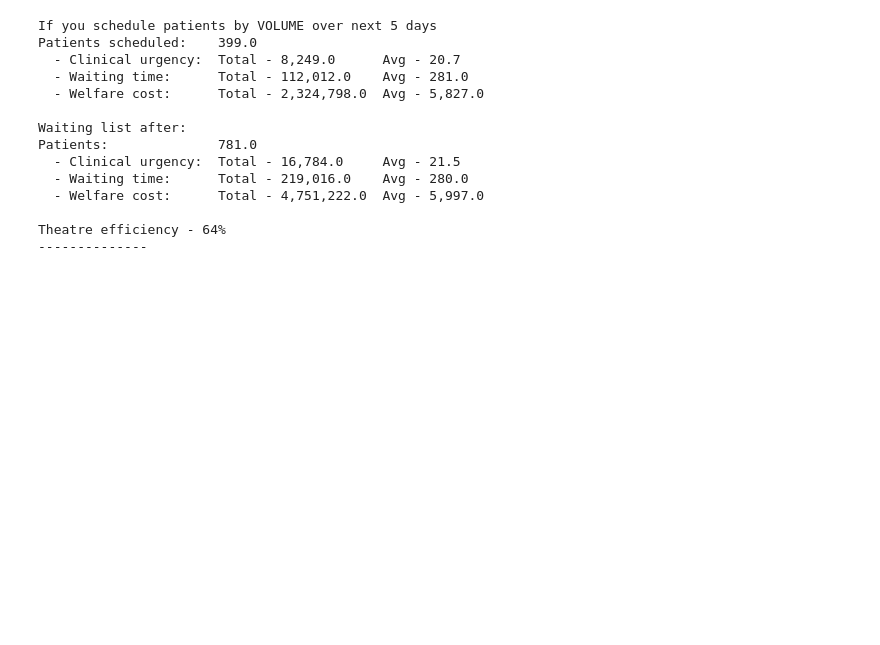
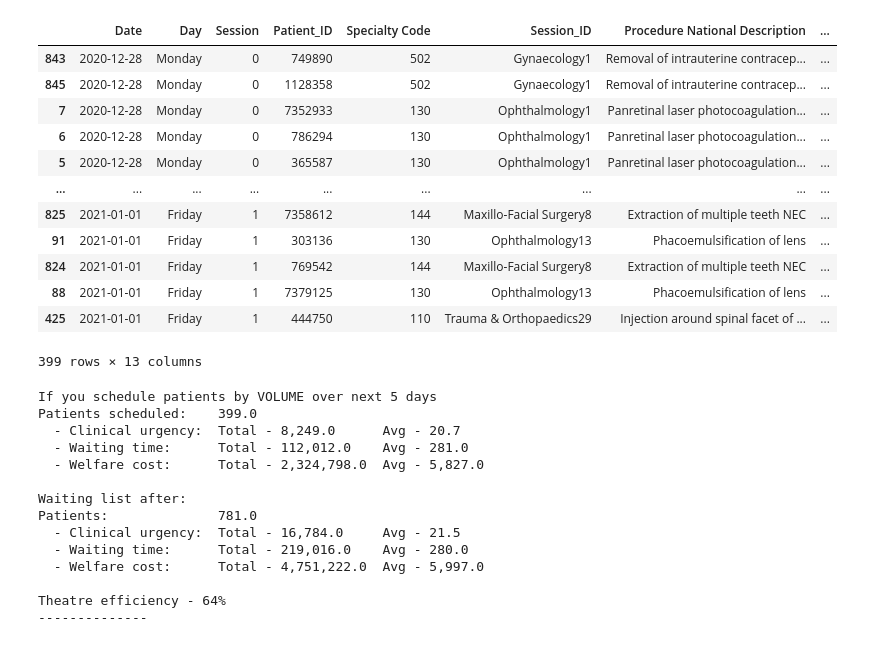
Before and after one commit to achie188/NHS-Surgery, a Jupyter notebook: V2/Theatre_schedule_organiser.ipynb, the cells around one changed output. Saved outputs shown, nothing was run; the diff lists cells and outputs as text; code cells hidden in the pictures; blank space fills up the shorter version.

```diff
--- a/V2/Theatre_schedule_organiser.ipynb
+++ b/V2/Theatre_schedule_organiser.ipynb
@@ -7,19 +7,19 @@ import datetime as dt
 url = r'C:\Users\achie\Github\NHS-Surgery\V2'
 
 url = url + r'\Patient List - Sorted.xlsx'
-Clinical_urgency = pd.read_excel(url, sheet_name = 0, header=0, index_col=0)
-Clinical_efficiency = pd.read_excel(url, sheet_name = 1, header=0, index_col=0)
-Waiting_urgency = pd.read_excel(url, sheet_name = 2, header=0, index_col=0)
-Waiting_efficiency = pd.read_excel(url, sheet_name = 3, header=0, index_col=0)
-Welfare_urgency = pd.read_excel(url, sheet_name = 4, header=0, index_col=0)
-Welfare_efficiency = pd.read_excel(url, sheet_name = 5, header=0, index_col=0)
-Number = pd.read_excel(url, sheet_name = 6, header=0, index_col=0)
+Clinical_urgency = pd.read_excel(url, sheet_name = 0, header=0, index_col=0, engine='openpyxl')
+Clinical_efficiency = pd.read_excel(url, sheet_name = 1, header=0, index_col=0, engine='openpyxl')
+Waiting_urgency = pd.read_excel(url, sheet_name = 2, header=0, index_col=0, engine='openpyxl')
+Waiting_efficiency = pd.read_excel(url, sheet_name = 3, header=0, index_col=0, engine='openpyxl')
+Welfare_urgency = pd.read_excel(url, sheet_name = 4, header=0, index_col=0, engine='openpyxl')
+Welfare_efficiency = pd.read_excel(url, sheet_name = 5, header=0, index_col=0, engine='openpyxl')
+Number = pd.read_excel(url, sheet_name = 6, header=0, index_col=0, engine='openpyxl')
 
 
 url = r'C:\Users\achie\Github\NHS-Surgery\V2'
 
 url = url + r'\Input.xlsx'
-Theatres = pd.read_excel(url, sheet_name = 1, header=0, index_col=0)
+Theatres = pd.read_excel(url, sheet_name = 1, header=0, index_col=0, engine='openpyxl')
 
 %store -r NDays
 
@@ -315,6 +315,39 @@ PDiff = round(PDiff,0)
 CDiff = round(CDiff,1)
 WDiff = round(WDiff,0)
 WelDiff = round(WelDiff,0)
+# %%
+Patient_day = Overall_slots[['Session_ID', 'Date', 'Day', 'Session']]
+
+Clean_Sched = pd.merge(Overall_sched, Patient_day, how= "left", on=["Session_ID"])
+
+Clean_Sched = Clean_Sched.dropna(subset=['Date', 'Day'])
+
+Clean_Sched = Clean_Sched[['Date', 'Day', 'Session', 'Patient_ID', 'Specialty Code', 'Session_ID',
+             'Procedure National Description', 'Procedure National Code', 'Date of Admission',
+            'Hospital Urgency Score', 'Expected length of operation (mins)', 'Waiting_time',
+            'Needs Ward Bed post operation (0 for no, 1 for yes)',
+            ]]
+
+Clean_Sched = Clean_Sched.sort_values(by='Session_ID', ascending=False)
+Clean_Sched = Clean_Sched.sort_values(by='Specialty Code', ascending=False)
+Clean_Sched = Clean_Sched.sort_values(by='Session', ascending=True)
+Clean_Sched = Clean_Sched.sort_values(by='Date', ascending=True)
+
+Clean_Sched
+# %% [output]
+|  | Date | Day | Session | Patient_ID | Specialty Code | Session_ID | Procedure National Description | ... |
+| 843 | 2020-12-28 | Monday | 0 | 749890 | 502 | Gynaecology1 | Removal of intrauterine contracep... | ... |
+| 845 | 2020-12-28 | Monday | 0 | 1128358 | 502 | Gynaecology1 | Removal of intrauterine contracep... | ... |
+| 7 | 2020-12-28 | Monday | 0 | 7352933 | 130 | Ophthalmology1 | Panretinal laser photocoagulation... | ... |
+| 6 | 2020-12-28 | Monday | 0 | 786294 | 130 | Ophthalmology1 | Panretinal laser photocoagulation... | ... |
+| 5 | 2020-12-28 | Monday | 0 | 365587 | 130 | Ophthalmology1 | Panretinal laser photocoagulation... | ... |
+| ... | ... | ... | ... | ... | ... | ... | ... | ... |
+| 825 | 2021-01-01 | Friday | 1 | 7358612 | 144 | Maxillo-Facial Surgery8 | Extraction of multiple teeth NEC | ... |
+| 91 | 2021-01-01 | Friday | 1 | 303136 | 130 | Ophthalmology13 | Phacoemulsification of lens | ... |
+| 824 | 2021-01-01 | Friday | 1 | 769542 | 144 | Maxillo-Facial Surgery8 | Extraction of multiple teeth NEC | ... |
+| 88 | 2021-01-01 | Friday | 1 | 7379125 | 130 | Ophthalmology13 | Phacoemulsification of lens | ... |
+| 425 | 2021-01-01 | Friday | 1 | 444750 | 110 | Trauma & Orthopaedics29 | Injection around spinal facet of ... | ... |
+399 rows × 13 columns
 # %%
 url = r'C:\Users\achie\Github\NHS-Surgery\V2\Schedule - ' + Crit_Type + '.xlsx'
 writer = pd.ExcelWriter(url , engine='xlsxwriter')
```
Also changed, not shown: parts of 2 cells of this notebook, 14 other files.
